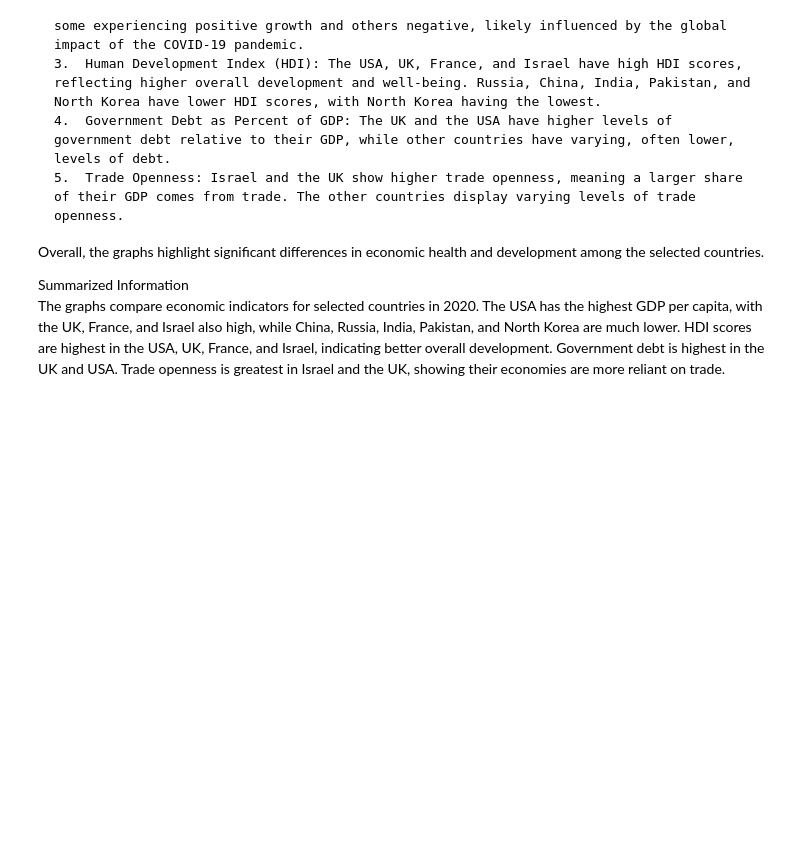
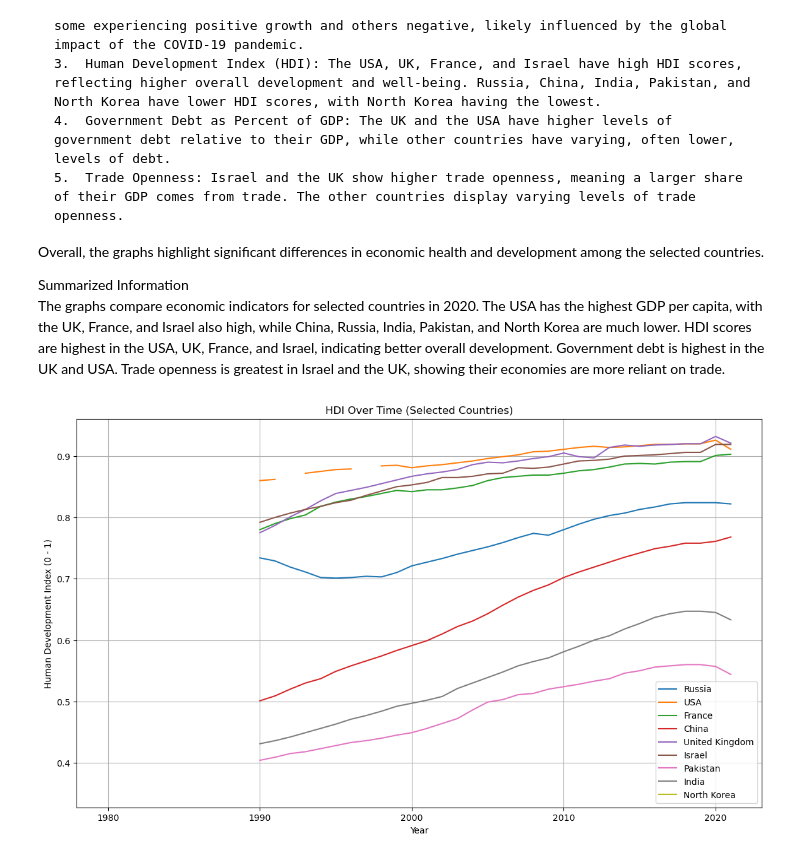
Before and after one commit to Blackbullbjj/eco_v_nukes, a Jupyter notebook: enviornment.ipynb, the cells around one changed output. Cells and saved outputs as stored; diff of their text form; code cells hidden in the pictures; blank space fills up the shorter version.

```diff
--- a/enviornment.ipynb
+++ b/enviornment.ipynb
@@ -433,3 +377,21 @@ Overall, the graphs highlight significant differences in economic health and dev
 
 Summarized Information
 The graphs compare economic indicators for selected countries in 2020. The USA has the highest GDP per capita, with the UK, France, and Israel also high, while China, Russia, India, Pakistan, and North Korea are much lower. HDI scores are highest in the USA, UK, France, and Israel, indicating better overall development. Government debt is highest in the UK and USA. Trade openness is greatest in Israel and the UK, showing their economies are more reliant on trade.
+# %%
+# Filter the data for the selected countries with corrected names
+hdi_trend_data = mass_data[mass_data['Country'].isin(selected_countries_corrected)]
+
+# Plot HDI over time for the selected countries
+plt.figure(figsize=(14, 8))
+for country in selected_countries_corrected:
+    country_data = hdi_trend_data[hdi_trend_data['Country'] == country]
+    plt.plot(country_data['Year'], country_data['Human Development Index (0 - 1)'], label=country)
+
+plt.title('HDI Over Time (Selected Countries)')
+plt.xlabel('Year')
+plt.ylabel('Human Development Index (0 - 1)')
+plt.legend()
+plt.grid(True)
+plt.show()
+# %% [output]
+[figure, added]
```
Also changed, not shown: parts of 7 cells of this notebook, 1 other file.
